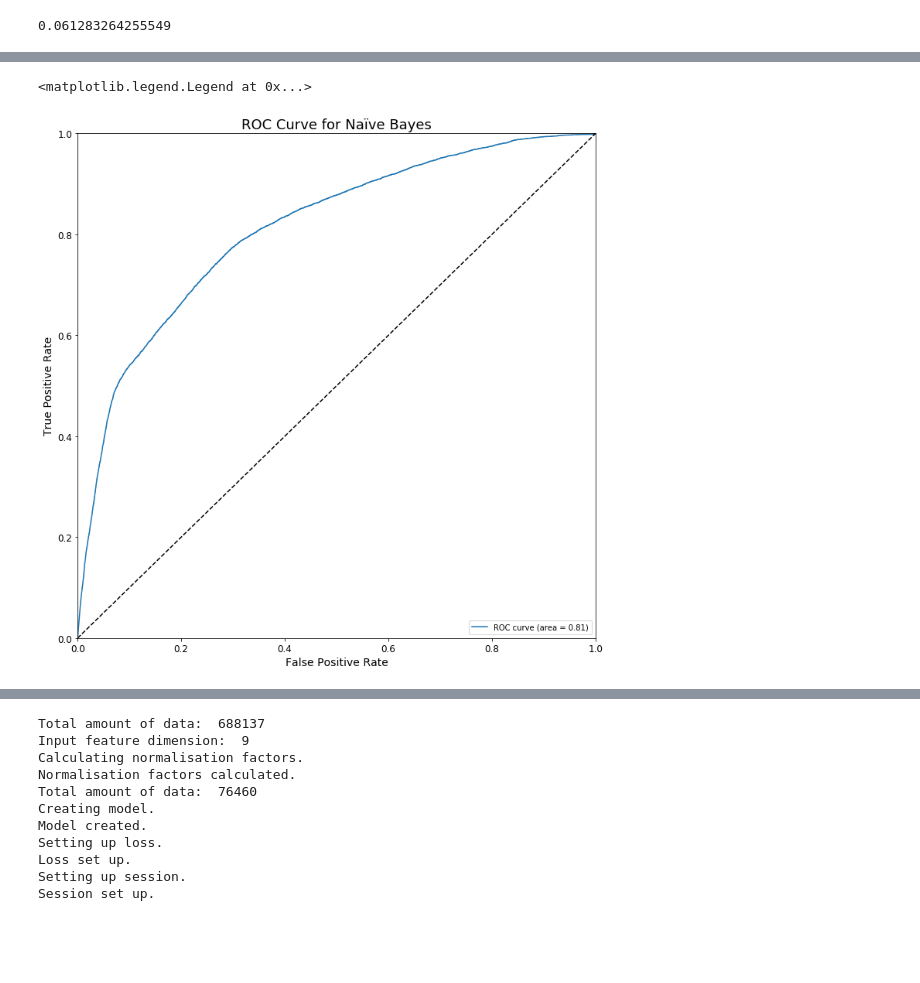
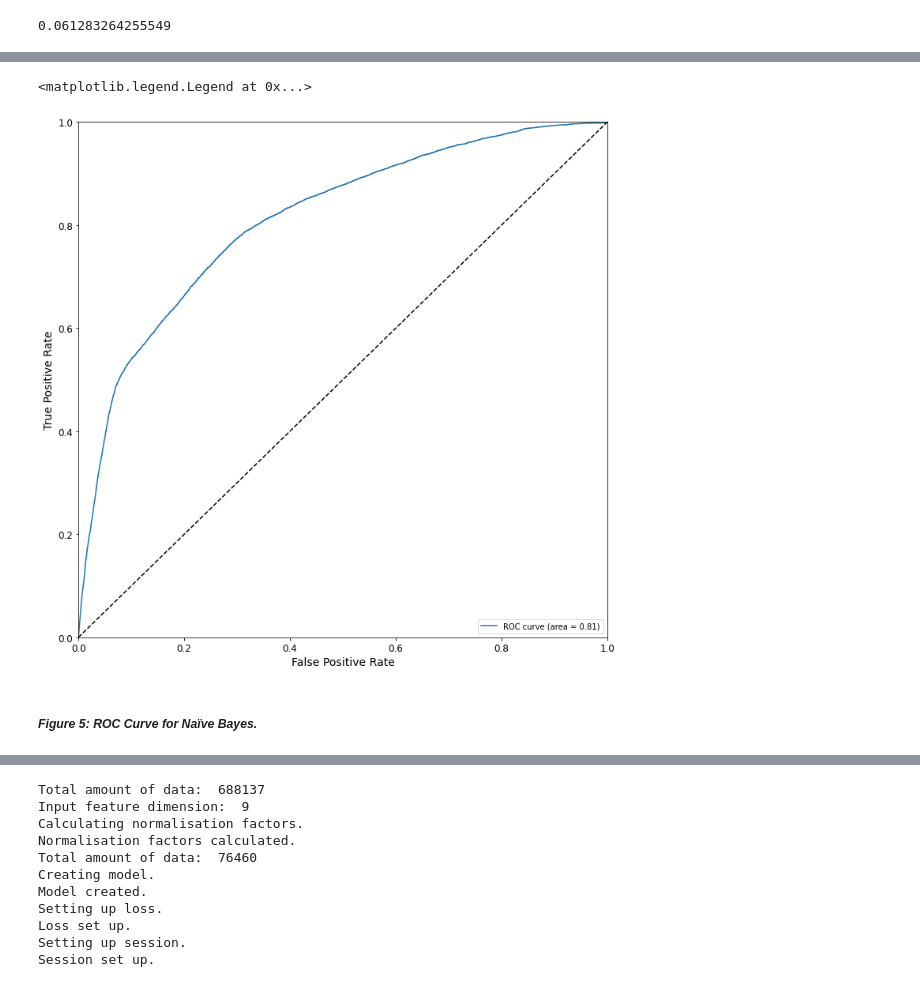
Before and after one commit to PacktPublishing/Interpretable-Machine-Learning-with-Python, a Jupyter notebook: Chapter3/Example1.ipynb, the cells around one changed output, grey strips where cells are left out. Saved outputs shown, nothing was run; the diff lists cells and outputs as text; code cells hidden in the pictures; blank space fills up the shorter version.

```diff
--- a/Chapter3/Example1.ipynb
+++ b/Chapter3/Example1.ipynb
@@ -321,0 +177,2 @@ Name: CARRIER_DELAY, dtype: float64
+# %%
+aad18_df = aad18_df.drop(['PLANNED_DEP_DATETIME'], axis=1)
@@ -321,0 +181,13 @@ Name: CARRIER_DELAY, dtype: float64
+# %%
+#Create list with 10 hubs
+hubs = ['CLT', 'ORD', 'DFW', 'LAX', 'MIA', 'JFK', 'LGA', 'PHL', 'PHX', 'DCA']
+#Boolean series for if ORIGIN or DEST are hubs
+is_origin_hub = aad18_df['ORIGIN'].isin(hubs)
+is_dest_hub = aad18_df['DEST'].isin(hubs)
+#Use boolean series to set ORIGIN_HUB and DEST_HUB
+aad18_df['ORIGIN_HUB'] = 0
+aad18_df.loc[is_origin_hub, 'ORIGIN_HUB'] = 1
+aad18_df['DEST_HUB'] = 0
+aad18_df.loc[is_dest_hub, 'DEST_HUB'] = 1
+#Delete columns with codes
+aad18_df = aad18_df.drop(['FL_NUM', 'ORIGIN', 'DEST'], axis=1)
@@ -321,0 +215,2 @@ Name: CARRIER_DELAY, dtype: float64
+# %%
+aad18_df = aad18_df.drop(['ARR_DELAY'], axis=1)
@@ -321,0 +219,7 @@ Name: CARRIER_DELAY, dtype: float64
+# %%
+rand = 9
+y = aad18_df['CARRIER_DELAY']
+X = aad18_df.drop(['CARRIER_DELAY'], axis=1).copy()
+X_train, X_test, y_train_reg, y_test_reg = train_test_split(X, y, test_size=0.15, random_state=rand)
+y_train_class = y_train_reg.apply(lambda x: 1 if x > 15 else 0)
+y_test_class = y_test_reg.apply(lambda x: 1 if x > 15 else 0)
@@ -437,15 +411,16 @@ class_metrics.sort_values(by='ROC_AUC_test', ascending=False).style.\
 # %%
 plt.figure(figsize = (12,12))
 plt.tick_params(axis = 'both', which = 'major', labelsize = 12)
 fpr, tpr, _ = metrics.roc_curve(y_test_class, class_models['naive_bayes']['probs'])
 plt.plot(fpr, tpr, label='ROC curve (area = %0.2f)' % class_models['naive_bayes']['ROC_AUC_test'])
 plt.plot([0, 1], [0, 1], 'k--')  # coin toss line
 plt.xlabel('False Positive Rate', fontsize = 14)
 plt.ylabel('True Positive Rate', fontsize = 14)
-plt.title('ROC Curve for Naïve Bayes', fontsize = 18)
 plt.xlim([0.0, 1.0])
 plt.ylim([0.0, 1.0])
 plt.legend(loc="lower right")
 # %% [output]
 <matplotlib.legend.Legend at 0x...>
-[figure, old version]
+[figure, new version]
+# %% [markdown]
+##### *Figure 5: ROC Curve for Naïve Bayes.*
```
Also changed, not shown: parts of 340 cells of this notebook.
